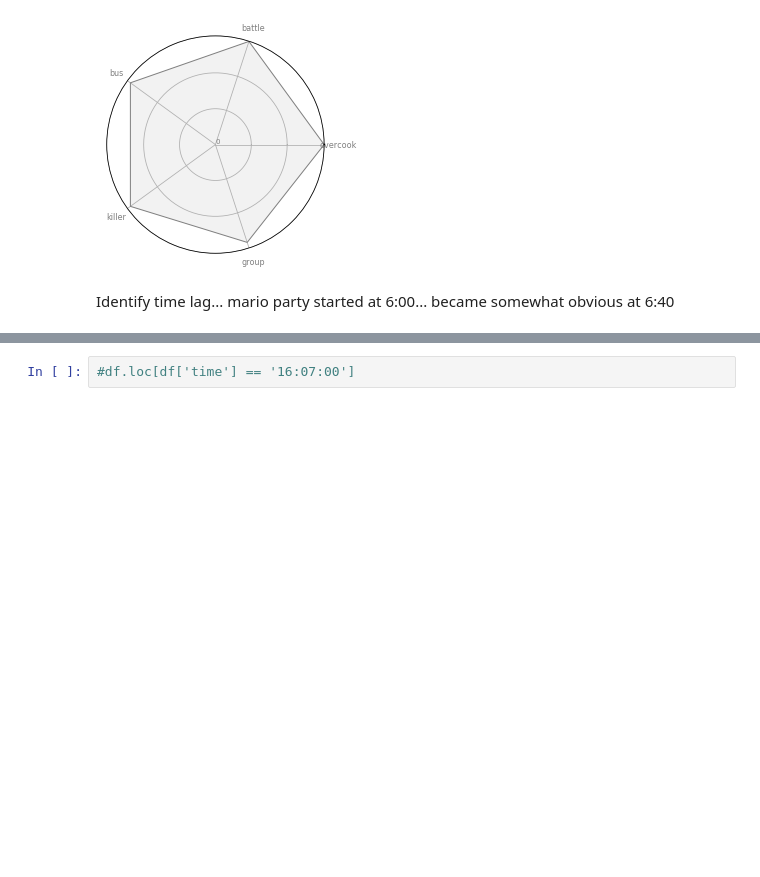
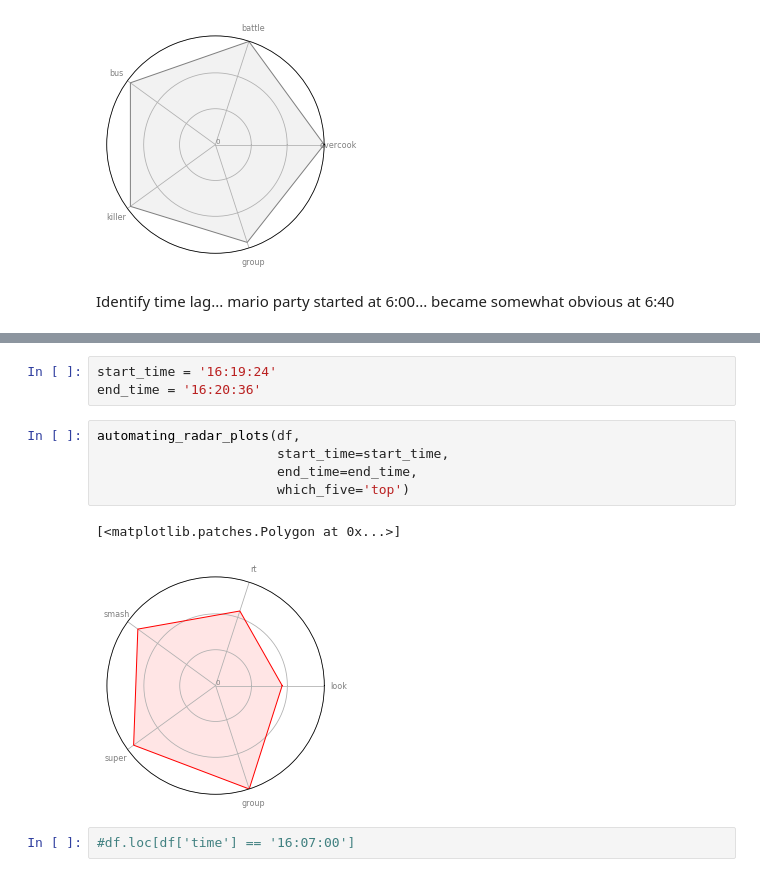
Before and after one commit to Laura-ShummonMaass/Nintendo_E3_Sentiment_Analysis, a Jupyter notebook: final_notebook_trends_and_radars.ipynb, the cells around one changed output, grey strips where cells are left out. Cells and saved outputs as stored; diff of their text form; blank space fills up the shorter version.

```diff
--- a/final_notebook_trends_and_radars.ipynb
+++ b/final_notebook_trends_and_radars.ipynb
@@ -124,3 +176,14 @@ Identify time lag... mario party started at 6:00... became somewhat obvious at 6
+# %%
+start_time = '16:19:24'
+end_time = '16:20:36'
+# %%
+automating_radar_plots(df,
+                       start_time=start_time,
+                       end_time=end_time,
+                       which_five='top')
+# %% [output]
+[<matplotlib.patches.Polygon at 0x...>]
+[figure, added]
 # %%
 #df.loc[df['time'] == '16:07:00']
 # %% [markdown]
```
Also changed, not shown: parts of 6 cells of this notebook, 1 other file.
